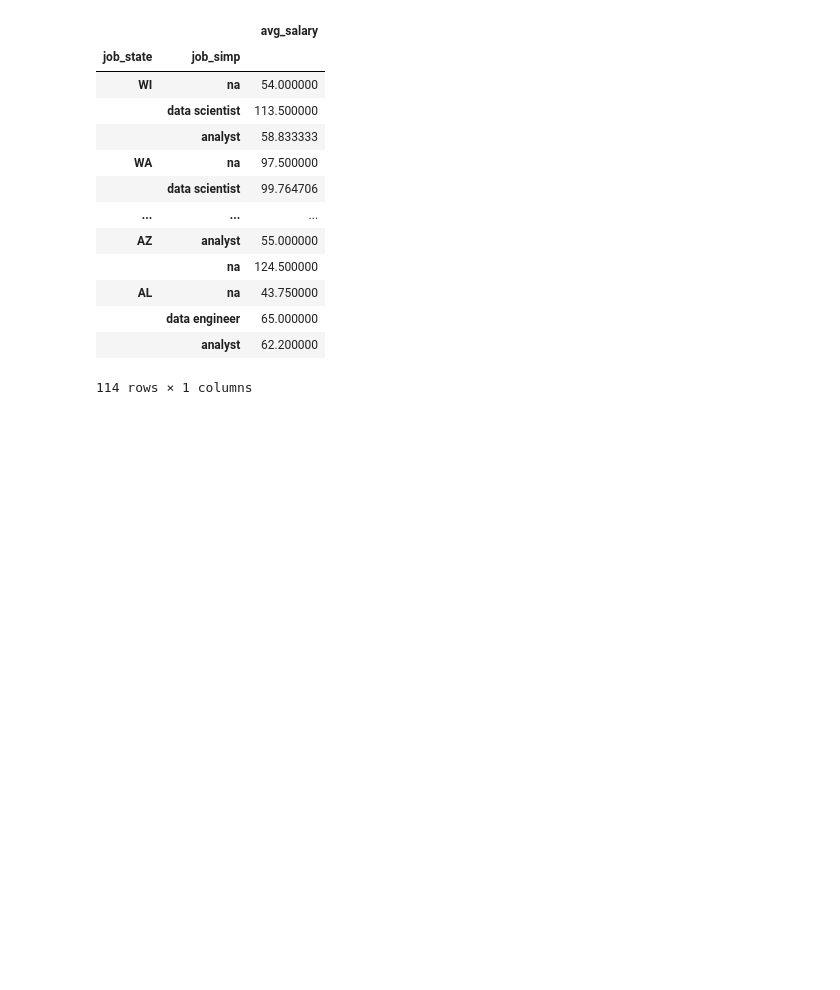
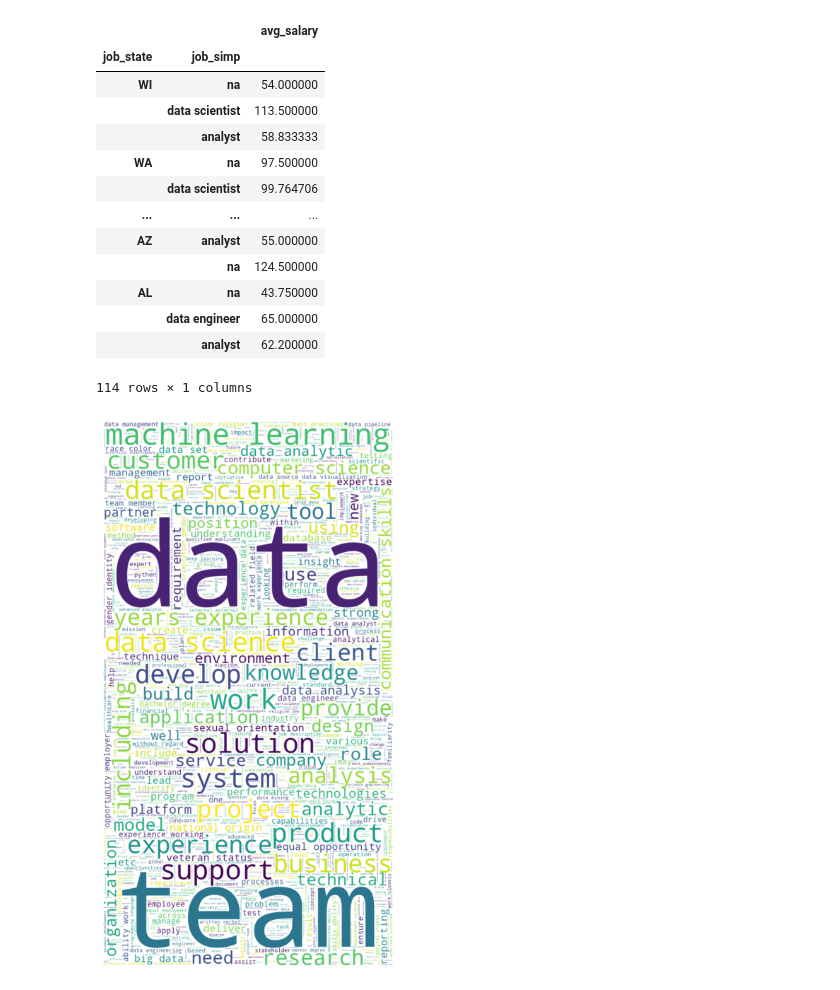
Before and after one commit to Saud183/Salary_Project, a Jupyter notebook: data_eda.ipynb, the cells around one changed output. Drawn from its saved outputs; the diff is of its cells as text; code cells hidden in the pictures; blank space fills up the shorter version.

```diff
--- a/data_eda.ipynb
+++ b/data_eda.ipynb
@@ -319,29 +319,31 @@ from nltk.tokenize import word_tokenize
 # %%
 import nltk
 #nltk.download('stopwords')
 #nltk.download('punkt')
 
 words = " ".join(df['Job Description'])
 
 def punctuation_stop(text):
     """remove punctuation and stop words"""
     filtered = []
     stop_words = set(stopwords.words('english'))
     word_tokens = word_tokenize(text)
     for w in word_tokens:
         if w not in stop_words and w.isalpha():
             filtered.append(w.lower())
     return filtered
 
 
 words_filtered = punctuation_stop(words)
 
 text = " ".join([ele for ele in words_filtered])
 
 wc= WordCloud(background_color="white", random_state=1,stopwords=STOPWORDS, max_words = 2000, width =800, height = 1500)
 wc.generate(text)
 
 plt.figure(figsize=[10,10])
-plt.imshow(interpolation="bilinear")
+plt.imshow(wc, interpolation="bilinear")
 plt.axis('off')
 plt.show()
+# %% [output]
+[figure, added]
```
Also changed, not shown: 2 other files.
